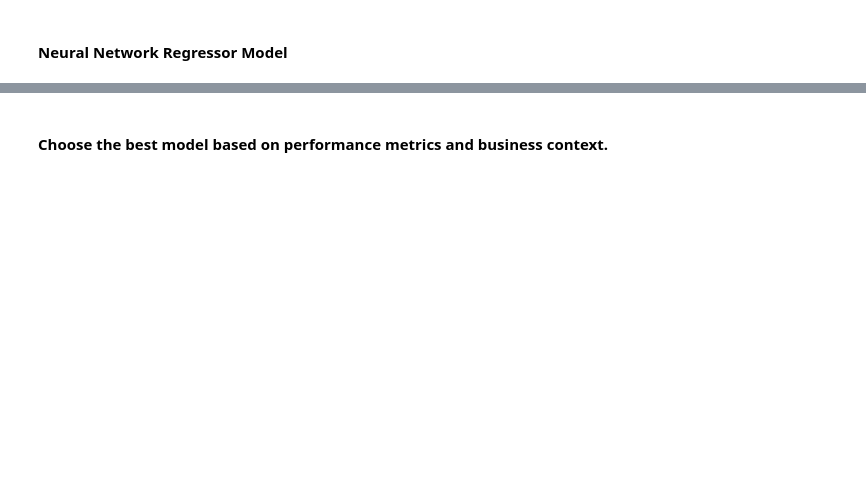
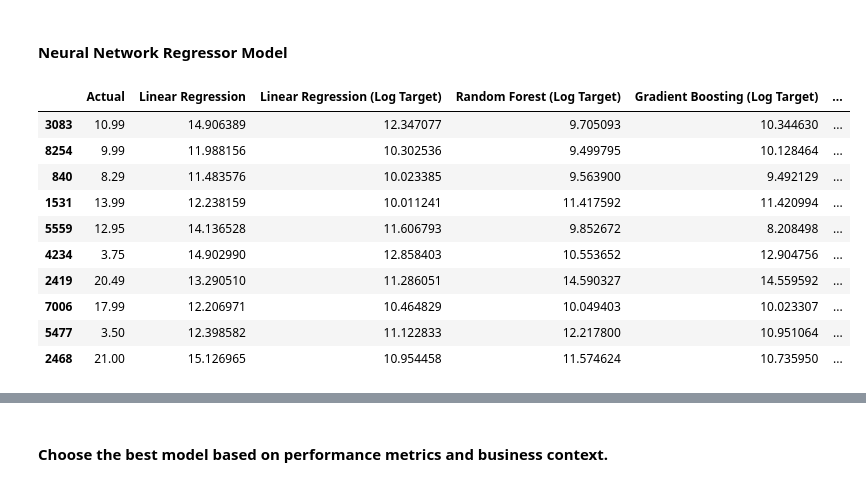
Before and after one commit to arjunvenkateshusd/ads505, a Jupyter notebook: ads505_FinalProj.ipynb, the cells around one changed output, grey strips where cells are left out. Drawn from its saved outputs; the diff is of its cells as text; code cells hidden in the pictures; blank space fills up the shorter version.

```diff
--- a/ads505_FinalProj.ipynb
+++ b/ads505_FinalProj.ipynb
@@ -1168,2 +1258,16 @@ Target variable: menus_amount_avg
 # %% [markdown]
 #### Random Forest Regressor Model
+# %%
+rf_model = Pipeline(steps=[
+    ('preprocessor', tree_pre),
+    ('classifier', RandomForestRegressor(random_state=1, n_estimators=100, max_depth=10, n_jobs=-1))
+])
+rf_model.fit(train_X_tree, train_y_log);
+# %%
+# Make predictions on validation set
+y_pred_rf_log = rf_model.predict(valid_X_tree)
+# Inverse transform the predictions back to original scale
+y_pred_rf_log_inv = np.expm1(y_pred_rf_log)  # exp(y) - 1
+# Add to results DataFrame
+results_all_pred['Random Forest (Log Target)'] = y_pred_rf_log_inv
+results_all_pred.head(10)
@@ -1170,2 +1288,18 @@ Target variable: menus_amount_avg
 # %% [markdown]
 #### Gradient Boosting Regressor Model
+# %%
+# Create and train Gradient Boosting model
+gb_model = Pipeline(steps=[
+    ('preprocessor', tree_pre),
+    ('gb', GradientBoostingRegressor(random_state=1, n_estimators=100, learning_rate=0.1, max_depth=5, subsample=1.0))
+])
+
+gb_model.fit(train_X_tree, train_y_log);
+
+# Make predictions on validation set
+y_pred_gb_log = gb_model.predict(valid_X_tree)
+# Inverse transform the predictions back to original scale
+y_pred_gb_log_inv = np.expm1(y_pred_gb_log)  # exp(y) - 1
+# Add to results DataFrame
+results_all_pred['Gradient Boosting (Log Target)'] = y_pred_gb_log_inv
+results_all_pred.head(10)
@@ -1172,2 +1318,28 @@ Target variable: menus_amount_avg
 # %% [markdown]
 #### Neural Network Regressor Model
+# %%
+# Neural Network model
+nn_model = Pipeline(steps=[
+    ('preprocessor', nn_pre),
+    ('classifier', MLPRegressor(random_state=1, hidden_layer_sizes=(100,), max_iter=300, early_stopping=True, shuffle=True))
+])
+nn_model.fit(train_X_nn, train_y_log);
+# Make predictions on validation set
+y_pred_nn_log = nn_model.predict(valid_X_nn)
+# Inverse transform the predictions back to original scale
+y_pred_nn_log_inv = np.expm1(y_pred_nn_log)  # exp(y) - 1
+# Add to results DataFrame
+results_all_pred['Neural Network (Log Target)'] = y_pred_nn_log_inv
+results_all_pred.head(10)
+# %% [output]
+|  | Actual | Linear Regression | Linear Regression (Log Target) | Random Forest (Log Target) | Gradient Boosting (Log Target) | ... |
+| 3083 | 10.99 | 14.906389 | 12.347077 | 9.705093 | 10.344630 | ... |
+| 8254 | 9.99 | 11.988156 | 10.302536 | 9.499795 | 10.128464 | ... |
+| 840 | 8.29 | 11.483576 | 10.023385 | 9.563900 | 9.492129 | ... |
+| 1531 | 13.99 | 12.238159 | 10.011241 | 11.417592 | 11.420994 | ... |
+| 5559 | 12.95 | 14.136528 | 11.606793 | 9.852672 | 8.208498 | ... |
+| 4234 | 3.75 | 14.902990 | 12.858403 | 10.553652 | 12.904756 | ... |
+| 2419 | 20.49 | 13.290510 | 11.286051 | 14.590327 | 14.559592 | ... |
+| 7006 | 17.99 | 12.206971 | 10.464829 | 10.049403 | 10.023307 | ... |
+| 5477 | 3.50 | 12.398582 | 11.122833 | 12.217800 | 10.951064 | ... |
+| 2468 | 21.00 | 15.126965 | 10.954458 | 11.574624 | 10.735950 | ... |
```
Also changed, not shown: parts of 27 cells of this notebook.
